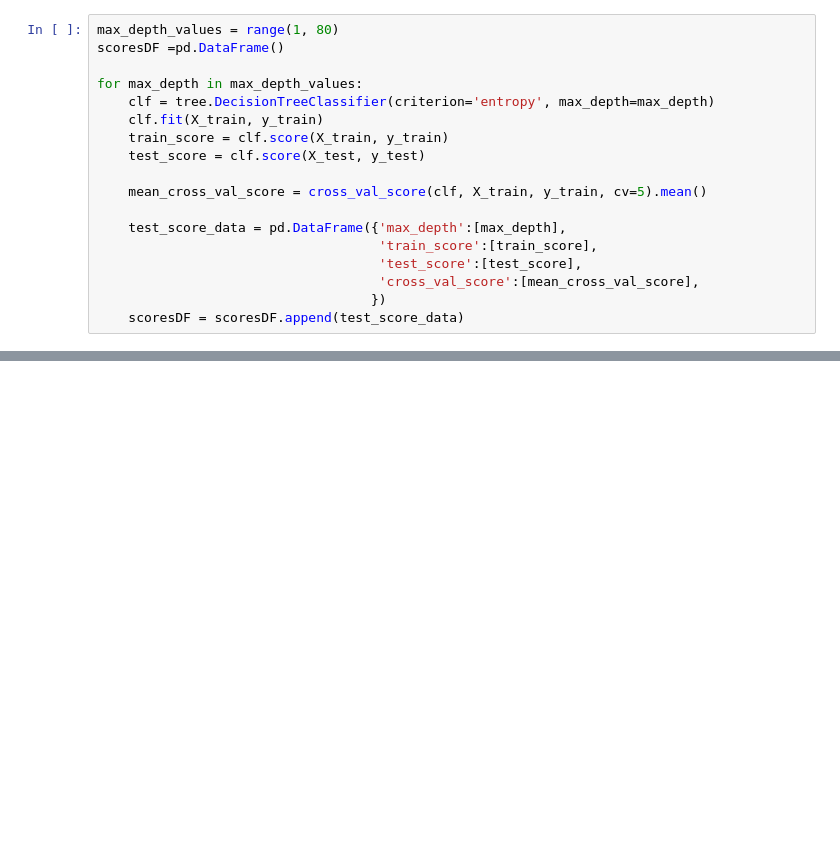
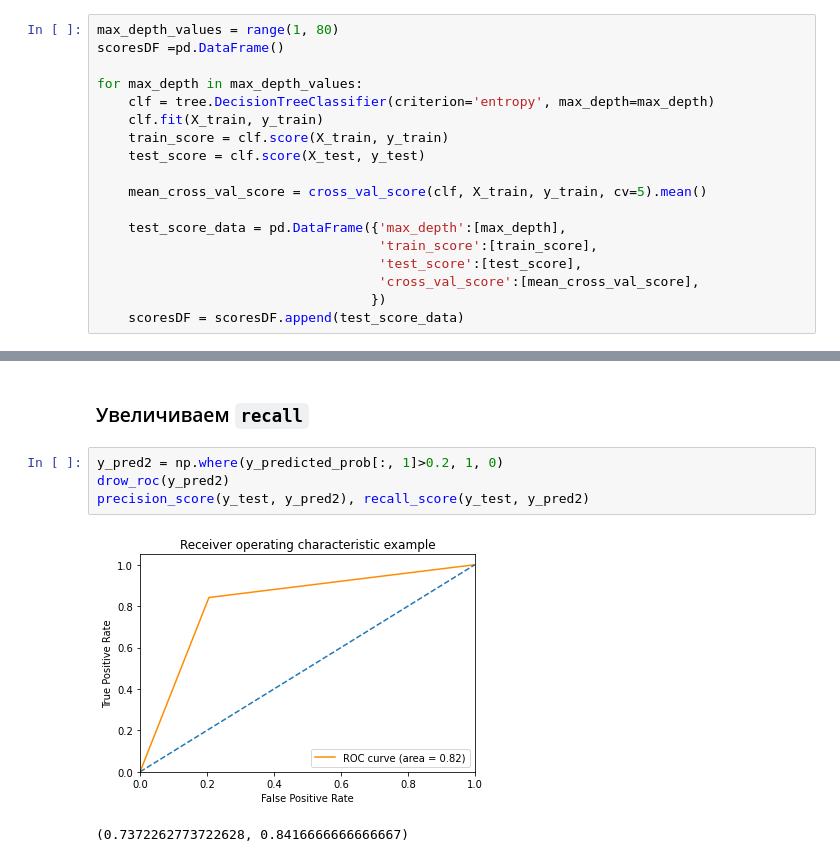
Before and after one commit to Artexxx/Artem-python, a Jupyter notebook: algorithms/DecisionTrees/titanicTree.ipynb, the cells around one changed output, grey strips where cells are left out. Drawn from its saved outputs; the diff is of its cells as text; blank space fills up the shorter version.

```diff
--- a/algorithms/DecisionTrees/titanicTree.ipynb
+++ b/algorithms/DecisionTrees/titanicTree.ipynb
@@ -149,0 +216,9 @@ best_clf.score(X_test, y_test)
+# %% [markdown]
+### Увеличиваем `recall`
+# %%
+y_pred2 = np.where(y_predicted_prob[:, 1]>0.2, 1, 0)
+drow_roc(y_pred2)
+precision_score(y_test, y_pred2), recall_score(y_test, y_pred2)
+# %% [output]
+[figure, added]
+(0.7372262773722628, 0.8416666666666667)
```
Also changed, not shown: parts of 21 cells of this notebook, 16 other files.
